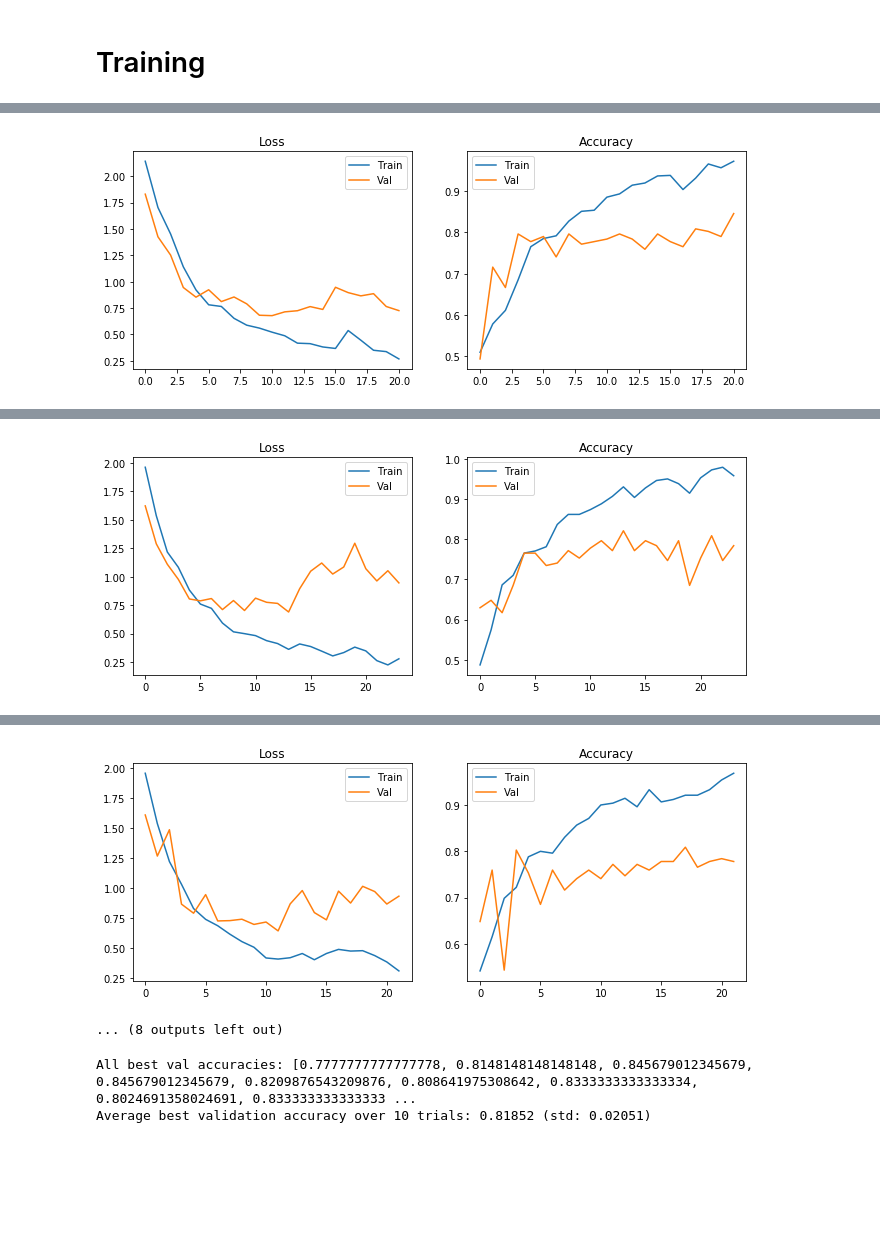
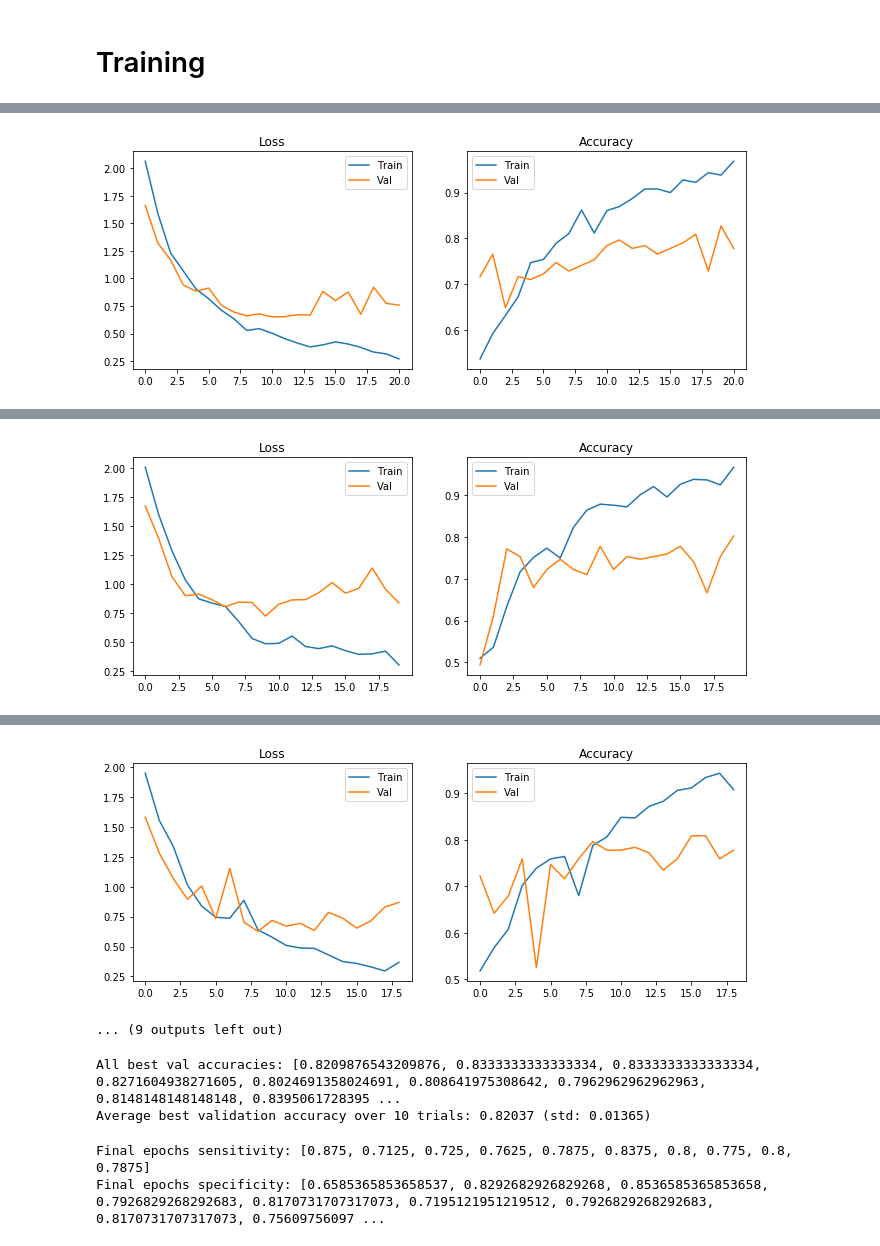
Before and after one commit to derEitel/explainableMS, a Jupyter notebook: Pretraining on ADNI/Training on ADNI.ipynb, the cells around one changed output, grey strips where cells are left out. Drawn from its saved outputs; the diff is of its cells as text; code cells hidden in the pictures; blank space fills up the shorter version.

Commit message:
trained ADNI again

```diff
--- a/Pretraining on ADNI/Training on ADNI.ipynb
+++ b/Pretraining on ADNI/Training on ADNI.ipynb
@@ -164,7 +167,9 @@ num_trials = 10
 patience = 10
 store_models = False
 
-best_acc = []
+best_epoch_acc = []
+final_epoch_sens = []
+final_epoch_spec = []
 
 for i in range(num_trials):
     # init model
@@ -174,7 +179,7 @@ for i in range(num_trials):
 
     #callbacks
     earlystopping = EarlyStopping(monitor='val_loss', min_delta=0, patience=patience, verbose=0, mode='auto')
-    model_checkpoint = ModelCheckpoint(os.path.join(result_dir, "model.h5"), monitor='val_acc', verbose=0, save_best_only=True, mode='max')
+    model_checkpoint = ModelCheckpoint(os.path.join(result_dir, "model_trial_{}.h5".format(i)), monitor='val_acc', verbose=0, save_best_only=True, mode='max')
 
     if store_models:
         callbacks = [earlystopping, model_checkpoint]
@@ -206,7 +211,21 @@ for i in range(num_trials):
     plt.title("Accuracy")
     plt.show()
 
-    best_acc.append(np.max(history.history["val_acc"]))
+    # Evaluation
+    y_pred = model.predict(X_train[val_idx], batch_size=1).flatten() # predict and turn into 1-dimensional array
+    y_pred = y_pred >= 0.5 # turn predictions into binary format
+    sens = sensitivity(y_train[val_idx], y_pred)
+    spec = specificity(y_train[val_idx], y_pred)
+
+    print("Final epoch results:")
+    print("Balanced Accuracy: {:.2f}".format(((sens + spec) * 100) / 2))
+    print("Sensitivity: {:.2f}".format(sens * 100))
+    print("Specificity: {:.2f}".format(spec * 100))
+
+    best_epoch = np.argmax(history.history["val_acc"])
+    best_epoch_acc.append(history.history["val_acc"][best_epoch])
+    final_epoch_sens.append(sens)
+    final_epoch_spec.append(spec)
 # %% [output]
 Train on 759 samples, validate on 162 samples
 Epoch 1/45
@@ -282 +301 @@ Epoch 21/45
-[figure, old version]
+[figure, new version]
@@ -300 +319 @@ Epoch 24/45
-[figure, old version]
+[figure, new version]
@@ -318,11 +337,17 @@ Epoch 22/45
-[figure, old version]
+[figure, new version]
-... (8 outputs left out)
+... (9 outputs left out)
 # %%
-print("All best val accuracies: {}".format(best_acc))
-print("Average best validation accuracy over {} trials: {:.5f} (std: {:.5f})".format(num_trials, np.mean(best_acc), np.std(best_acc)))
+print("All best val accuracies: {}".format(best_epoch_acc))
+print("Average best validation accuracy over {} trials: {:.5f} (std: {:.5f})".format(num_trials, np.mean(best_epoch_acc), np.std(best_epoch_acc)))
 # %% [output]
-All best val accuracies: [0.7777777777777778, 0.8148148148148148, 0.845679012345679, 0.845679012345679, 0.8209876543209876, 0.808641975308642, 0.8333333333333334, 0.8024691358024691, 0.833333333333333 ...
-Average best validation accuracy over 10 trials: 0.81852 (std: 0.02051)
+All best val accuracies: [0.8209876543209876, 0.8333333333333334, 0.8333333333333334, 0.8271604938271605, 0.8024691358024691, 0.808641975308642, 0.7962962962962963, 0.8148148148148148, 0.8395061728395 ...
+Average best validation accuracy over 10 trials: 0.82037 (std: 0.01365)
+# %%
+print("Final epochs sensitivity: {}".format(final_epoch_sens))
+print("Final epochs specificity: {}".format(final_epoch_spec))
+# %% [output]
+Final epochs sensitivity: [0.875, 0.7125, 0.725, 0.7625, 0.7875, 0.8375, 0.8, 0.775, 0.8, 0.7875]
+Final epochs specificity: [0.6585365853658537, 0.8292682926829268, 0.8536585365853658, 0.7926829268292683, 0.8170731707317073, 0.7195121951219512, 0.7926829268292683, 0.8170731707317073, 0.75609756097 ...
 # %%
 print("Training Time: {}h:{}m:{}s".format(
             training_time//3600, (training_time//60)%60, training_time%60))
```
Also changed, not shown: parts of 5 cells of this notebook, 2 other files.
